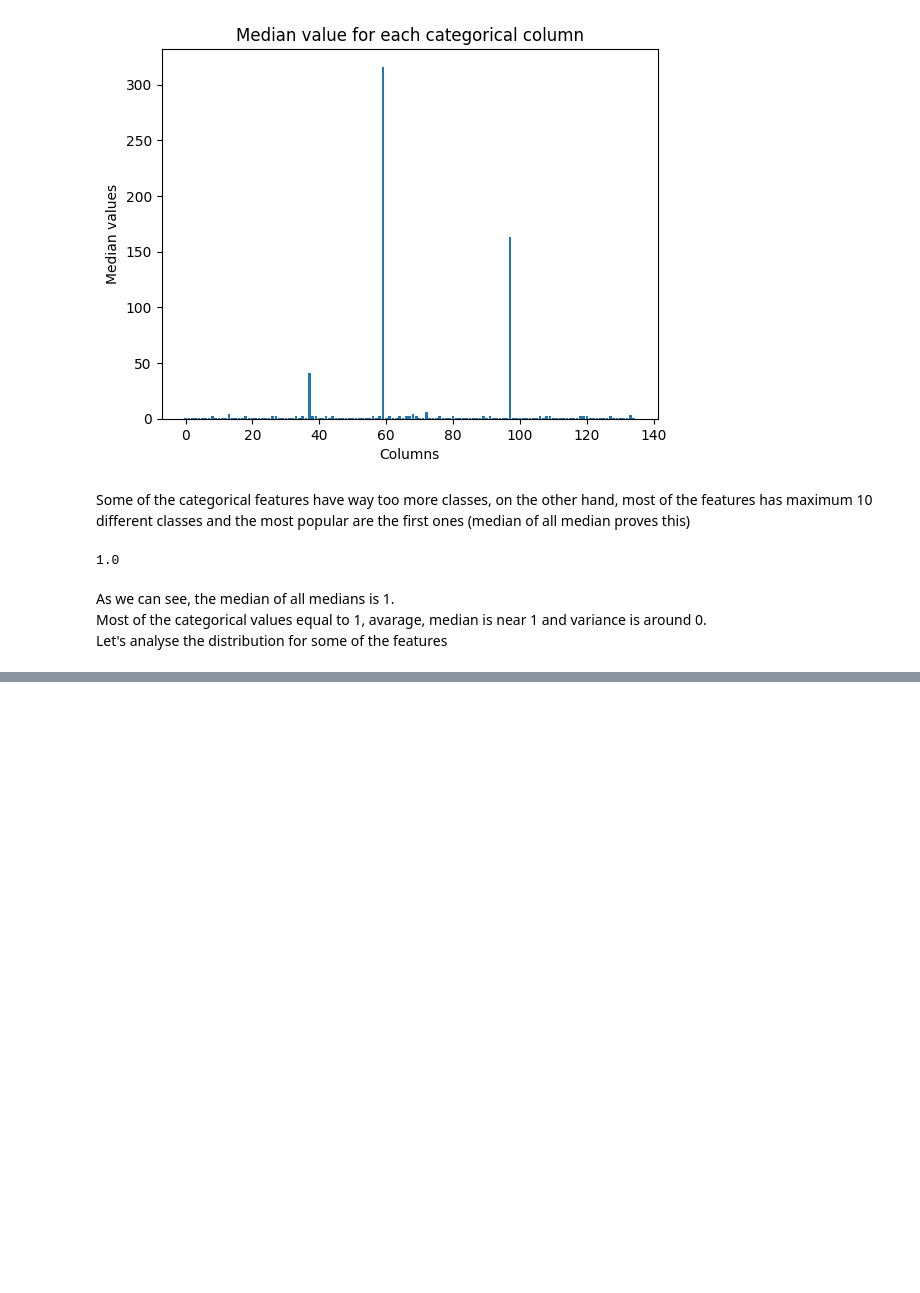
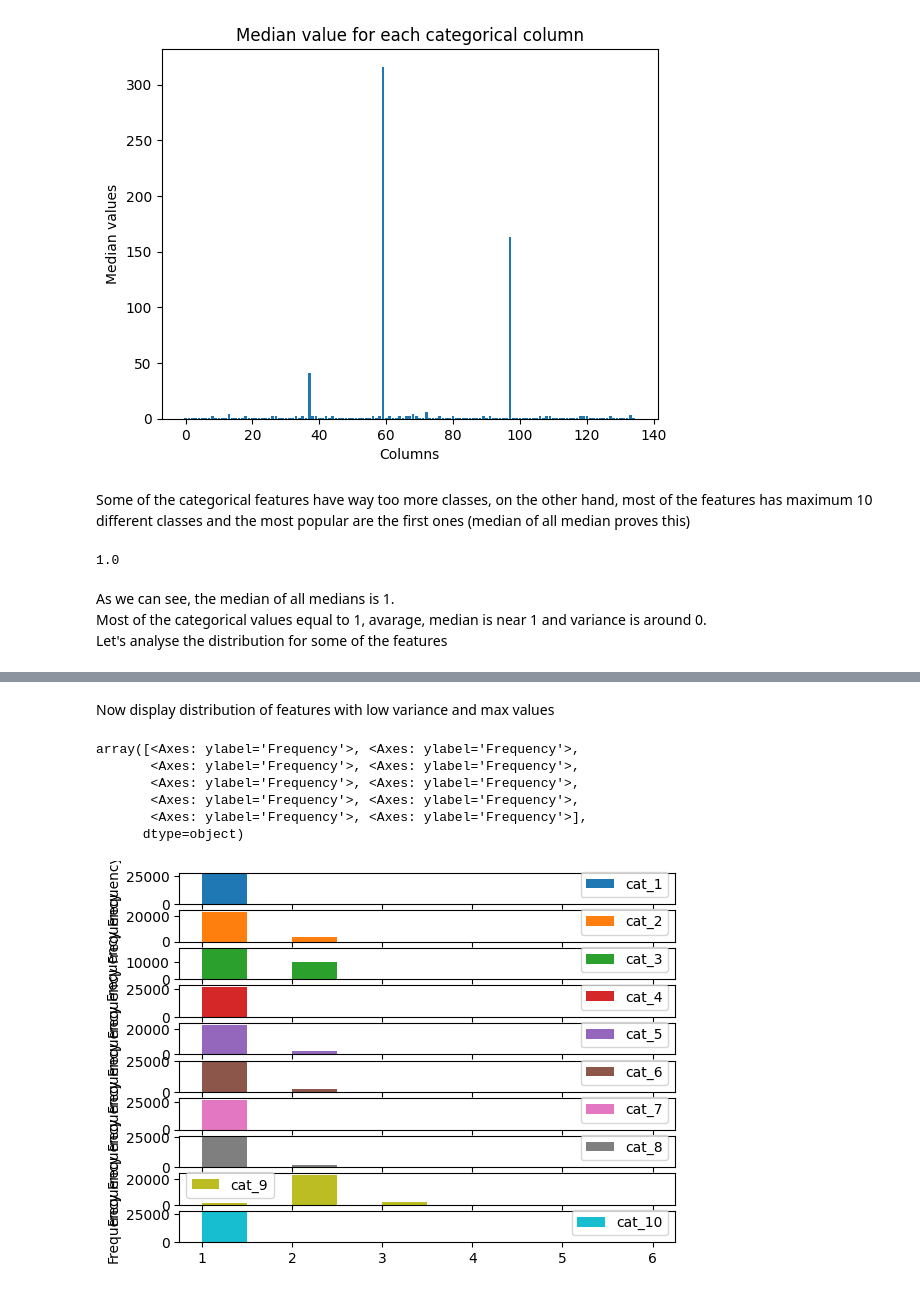
Before and after one commit to TimofiyJ/DS_PB, a Jupyter notebook: main.ipynb, the cells around one changed output, grey strips where cells are left out. Cells and saved outputs as stored; diff of their text form; code cells hidden in the pictures; blank space fills up the shorter version.

```diff
--- a/main.ipynb
+++ b/main.ipynb
@@ -196,0 +213,12 @@ Let's analyse the distribution for some of the features
+# %% [markdown]
+Now display distribution of features with low variance and max values
+# %%
+df_categorical.loc[:,df_categorical.var()<10].iloc[:, :10].plot(kind='hist',subplots=True)
+# %% [output]
+array([<Axes: ylabel='Frequency'>, <Axes: ylabel='Frequency'>,
+       <Axes: ylabel='Frequency'>, <Axes: ylabel='Frequency'>,
+       <Axes: ylabel='Frequency'>, <Axes: ylabel='Frequency'>,
+       <Axes: ylabel='Frequency'>, <Axes: ylabel='Frequency'>,
+       <Axes: ylabel='Frequency'>, <Axes: ylabel='Frequency'>],
+      dtype=object)
+[figure, added]
```
Also changed, not shown: parts of 5 cells of this notebook.
